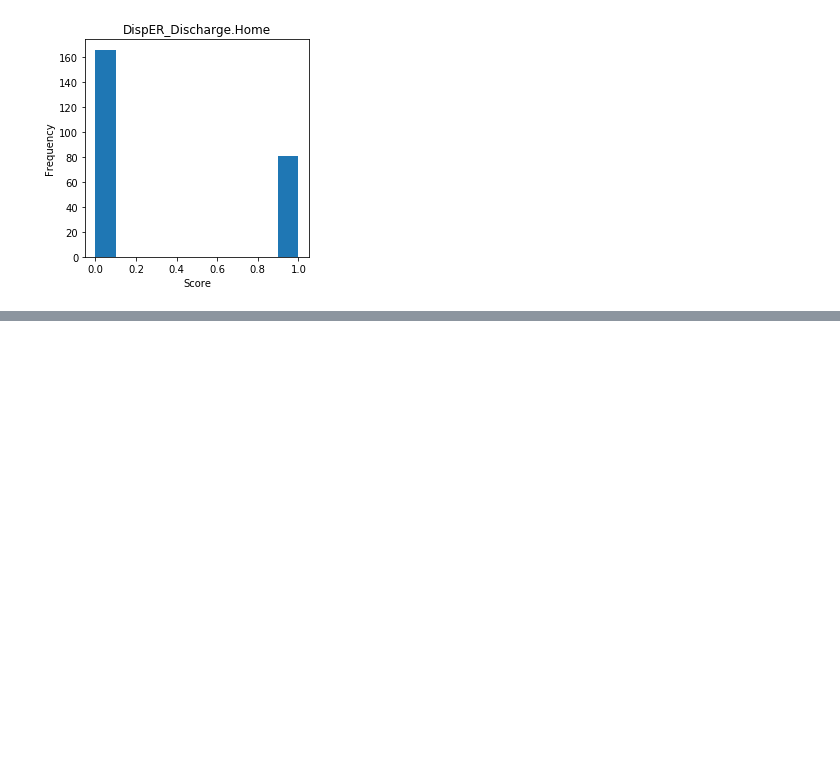
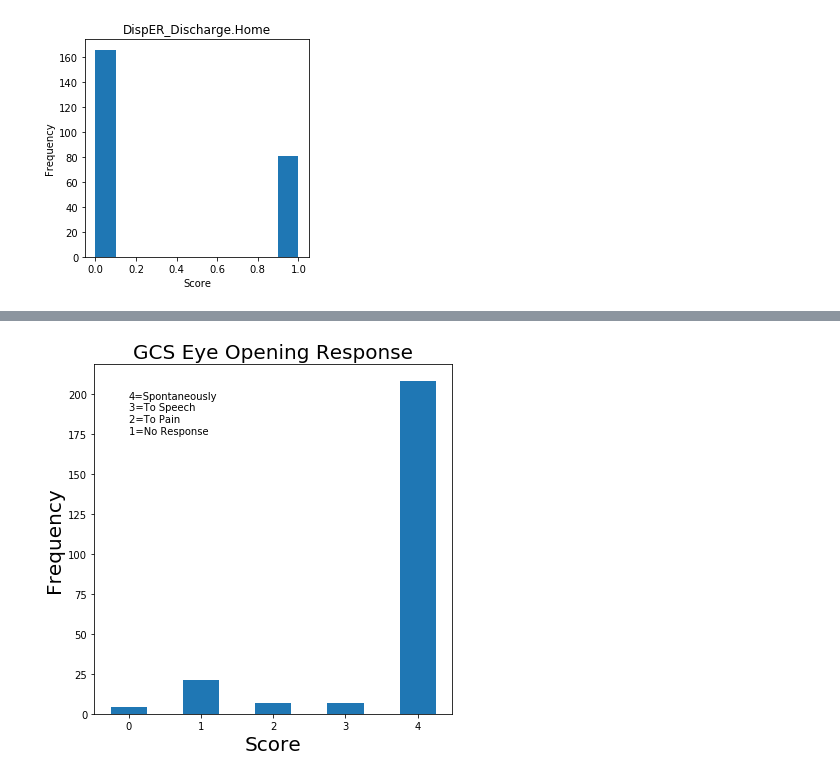
Before and after one commit to BouchardLab/ML_4_prec_prognosis, a Jupyter notebook: notebooks/highestleveragescore.ipynb, the cells around one changed output, grey strips where cells are left out. Drawn from its saved outputs; the diff is of its cells as text; code cells hidden in the pictures; blank space fills up the shorter version.

```diff
--- a/notebooks/highestleveragescore.ipynb
+++ b/notebooks/highestleveragescore.ipynb
@@ -83,0 +177,14 @@ DispER_Discharge.Home 128
+# %%
+
+plt.figure(figsize=(6,6))
+plt.title('GCS Eye Opening Response', fontsize=20)
+plt.hist(sub_bm[:,106], align='left',bins = np.arange(0,5,0.5))
+plt.ylabel('Frequency', fontsize=20)
+plt.xlabel('Score', fontsize=20)
+plt.xticks(np.arange(5), [0,1,2,3,4])
+plt.text(0,175, '4=Spontaneously\n3=To Speech\n2=To Pain\n1=No Response')
+plt.tight_layout()
+plt.savefig('/Users/ahyeon/Desktop/activ misc/admgcseyes_hist.pdf')
+plt.show()
+# %% [output]
+[figure, added]
```
Also changed, not shown: parts of 8 cells of this notebook, 5 other files.
